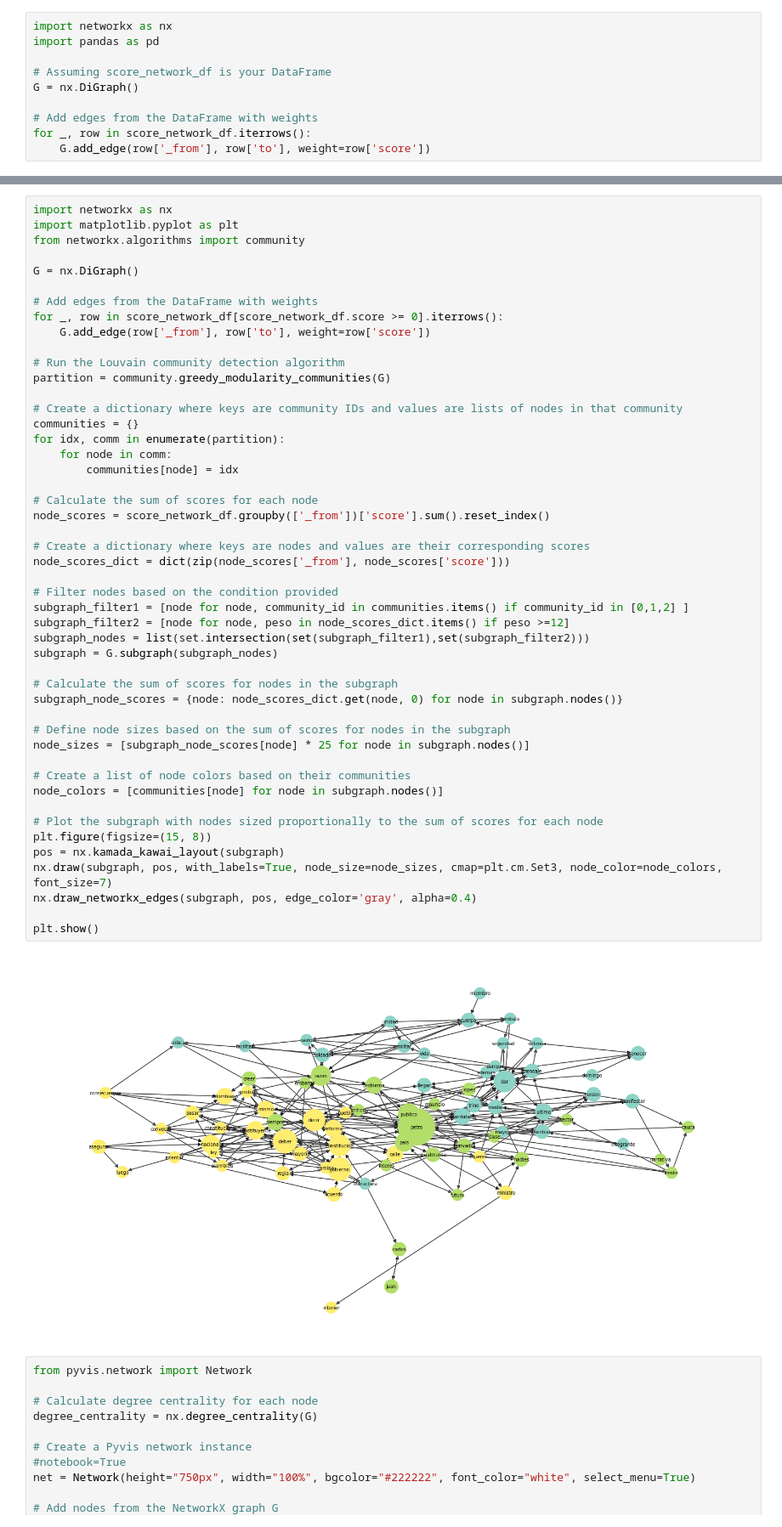
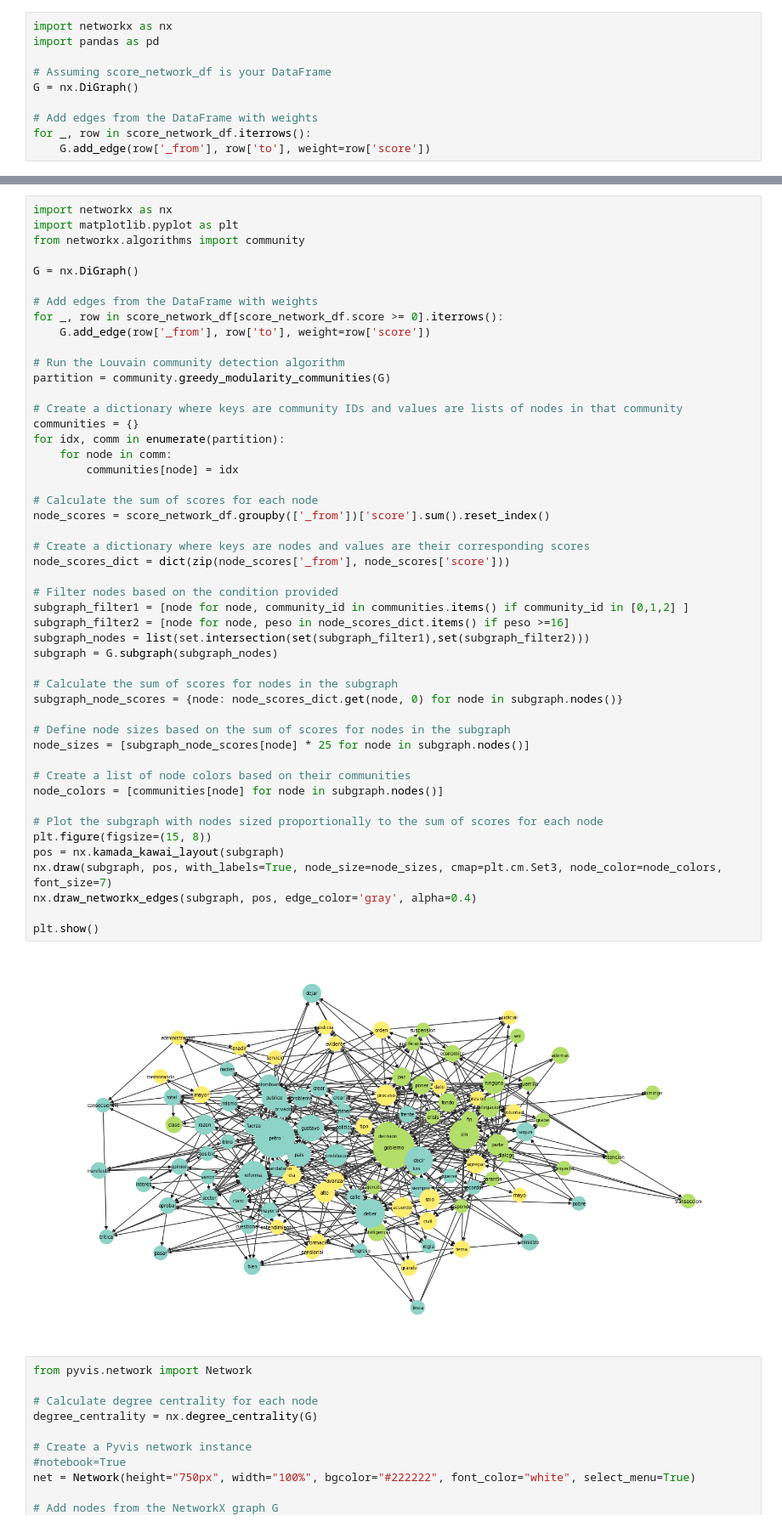
Before and after one commit to alejomaar/Network-Science-for-Data-Analytics, a Jupyter notebook: term_project/term_project.ipynb, the cells around one changed output, grey strips where cells are left out. Shown at 85% size. Saved outputs shown, nothing was run; the diff lists cells and outputs as text.

```diff
--- a/term_project/term_project.ipynb
+++ b/term_project/term_project.ipynb
@@ -291,35 +268,35 @@ for idx, comm in enumerate(partition):
         communities[node] = idx
 
 # Calculate the sum of scores for each node
 node_scores = score_network_df.groupby(['_from'])['score'].sum().reset_index()
 
 # Create a dictionary where keys are nodes and values are their corresponding scores
 node_scores_dict = dict(zip(node_scores['_from'], node_scores['score']))
 
 # Filter nodes based on the condition provided
 subgraph_filter1 = [node for node, community_id in communities.items() if community_id in [0,1,2] ]
-subgraph_filter2 = [node for node, peso in node_scores_dict.items() if peso >=12]
+subgraph_filter2 = [node for node, peso in node_scores_dict.items() if peso >=16]
 subgraph_nodes = list(set.intersection(set(subgraph_filter1),set(subgraph_filter2)))
 subgraph = G.subgraph(subgraph_nodes)
 
 # Calculate the sum of scores for nodes in the subgraph
 subgraph_node_scores = {node: node_scores_dict.get(node, 0) for node in subgraph.nodes()}
 
 # Define node sizes based on the sum of scores for nodes in the subgraph
 node_sizes = [subgraph_node_scores[node] * 25 for node in subgraph.nodes()]
 
 # Create a list of node colors based on their communities
 node_colors = [communities[node] for node in subgraph.nodes()]
 
 # Plot the subgraph with nodes sized proportionally to the sum of scores for each node
 plt.figure(figsize=(15, 8))
 pos = nx.kamada_kawai_layout(subgraph)
 nx.draw(subgraph, pos, with_labels=True, node_size=node_sizes, cmap=plt.cm.Set3, node_color=node_colors, font_size=7)
 nx.draw_networkx_edges(subgraph, pos, edge_color='gray', alpha=0.4)
 
 plt.show()
 # %% [output]
-[figure, old version]
+[figure, new version]
 # %%
 from pyvis.network import Network
 
```
Also changed, not shown: parts of 5 cells of this notebook, 2 other files.
